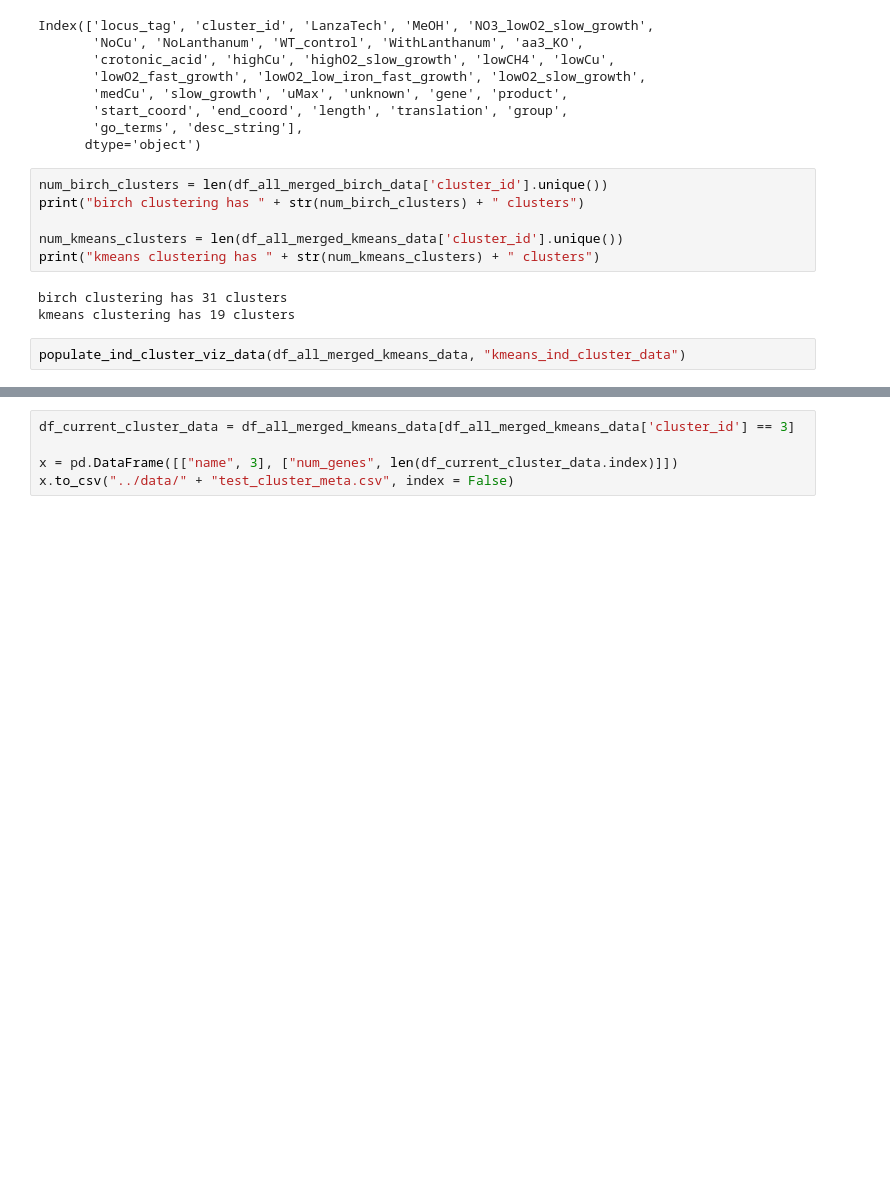
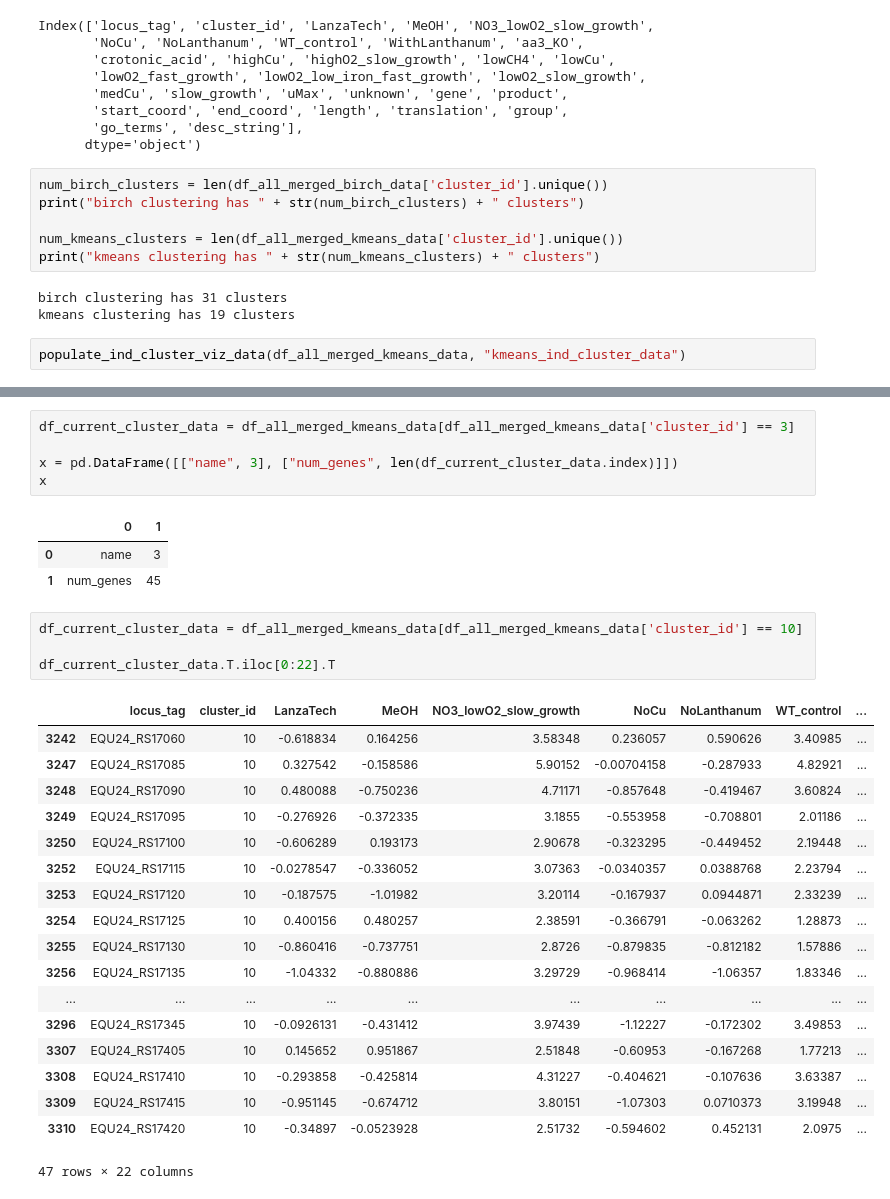
Before and after one commit to vsk-1167/research-5G-transcriptomic-exploration, a Jupyter notebook: Clustering/data_formatted_for_visualization.ipynb, the cells around one changed output, grey strips where cells are left out. Cells and saved outputs as stored; diff of their text form; blank space fills up the shorter version.

```diff
--- a/Clustering/data_formatted_for_visualization.ipynb
+++ b/Clustering/data_formatted_for_visualization.ipynb
@@ -265,4 +267,31 @@ def populate_ind_cluster_viz_data(clustering, data_save_prefix):
 df_current_cluster_data = df_all_merged_kmeans_data[df_all_merged_kmeans_data['cluster_id'] == 3]
 
 x = pd.DataFrame([["name", 3], ["num_genes", len(df_current_cluster_data.index)]])
-x.to_csv("../data/" + "test_cluster_meta.csv", index = False)
+x
+# %% [output]
+|  | 0 | 1 |
+| 0 | name | 3 |
+| 1 | num_genes | 45 |
+# %%
+df_current_cluster_data = df_all_merged_kmeans_data[df_all_merged_kmeans_data['cluster_id'] == 10]
+
+df_current_cluster_data.T.iloc[0:22].T
+# %% [output]
+|  | locus_tag | cluster_id | LanzaTech | MeOH | NO3_lowO2_slow_growth | NoCu | NoLanthanum | WT_control | ... |
+| 3242 | EQU24_RS17060 | 10 | -0.618834 | 0.164256 | 3.58348 | 0.236057 | 0.590626 | 3.40985 | ... |
+| 3247 | EQU24_RS17085 | 10 | 0.327542 | -0.158586 | 5.90152 | -0.00704158 | -0.287933 | 4.82921 | ... |
+| 3248 | EQU24_RS17090 | 10 | 0.480088 | -0.750236 | 4.71171 | -0.857648 | -0.419467 | 3.60824 | ... |
+| 3249 | EQU24_RS17095 | 10 | -0.276926 | -0.372335 | 3.1855 | -0.553958 | -0.708801 | 2.01186 | ... |
+| 3250 | EQU24_RS17100 | 10 | -0.606289 | 0.193173 | 2.90678 | -0.323295 | -0.449452 | 2.19448 | ... |
+| 3252 | EQU24_RS17115 | 10 | -0.0278547 | -0.336052 | 3.07363 | -0.0340357 | 0.0388768 | 2.23794 | ... |
+| 3253 | EQU24_RS17120 | 10 | -0.187575 | -1.01982 | 3.20114 | -0.167937 | 0.0944871 | 2.33239 | ... |
+| 3254 | EQU24_RS17125 | 10 | 0.400156 | 0.480257 | 2.38591 | -0.366791 | -0.063262 | 1.28873 | ... |
+| 3255 | EQU24_RS17130 | 10 | -0.860416 | -0.737751 | 2.8726 | -0.879835 | -0.812182 | 1.57886 | ... |
+| 3256 | EQU24_RS17135 | 10 | -1.04332 | -0.880886 | 3.29729 | -0.968414 | -1.06357 | 1.83346 | ... |
+| ... | ... | ... | ... | ... | ... | ... | ... | ... | ... |
+| 3296 | EQU24_RS17345 | 10 | -0.0926131 | -0.431412 | 3.97439 | -1.12227 | -0.172302 | 3.49853 | ... |
+| 3307 | EQU24_RS17405 | 10 | 0.145652 | 0.951867 | 2.51848 | -0.60953 | -0.167268 | 1.77213 | ... |
+| 3308 | EQU24_RS17410 | 10 | -0.293858 | -0.425814 | 4.31227 | -0.404621 | -0.107636 | 3.63387 | ... |
+| 3309 | EQU24_RS17415 | 10 | -0.951145 | -0.674712 | 3.80151 | -1.07303 | 0.0710373 | 3.19948 | ... |
+| 3310 | EQU24_RS17420 | 10 | -0.34897 | -0.0523928 | 2.51732 | -0.594602 | 0.452131 | 2.0975 | ... |
+47 rows × 22 columns
```
Also changed, not shown: parts of 1 cell of this notebook, 19 other files.
